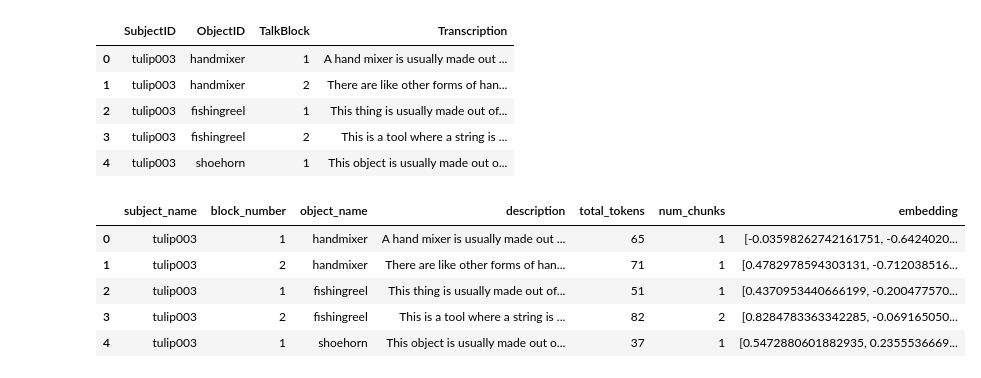
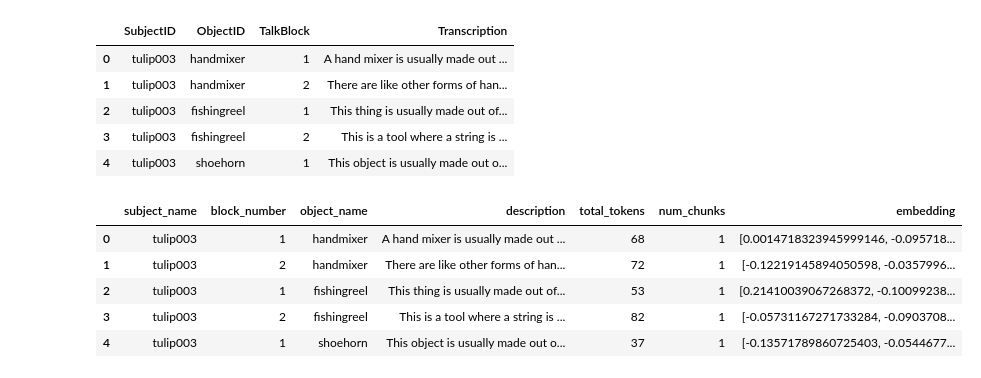
Before and after one commit to vislearnlab/zero, a Jupyter notebook: scripts/preprocessing/pp_transcripts/getDescriptionEmeddings.ipynb, the cells around one changed output. Cells and saved outputs as stored; diff of their text form; code cells hidden in the pictures.

Commit message:
added option to use BERT for transcript accuracy calc

```diff
--- a/scripts/preprocessing/pp_transcripts/getDescriptionEmeddings.ipynb
+++ b/scripts/preprocessing/pp_transcripts/getDescriptionEmeddings.ipynb
@@ -125,6 +167,28 @@ def get_embeddings_for_chunks(chunks, tokenizer, model, device, max_chunks=8):
             embedding = outputs.last_hidden_state.mean(dim=1).cpu().numpy()[0]
             embeddings.append(embedding)
     return embeddings
+# %%
+# OR I could use BERT, with slight tweaks to this function
+def get_embeddings_for_chunks(chunks, tokenizer, model, device, max_chunks=8):
+    embeddings = []
+    for chunk in chunks[:max_chunks]:
+        cleaned_chunk = remove_fillers(chunk)
+
+        with torch.no_grad():
+            inputs = tokenizer(
+                cleaned_chunk,
+                padding=True,
+                truncation=True,
+                max_length=512,
+                return_tensors="pt"
+            )
+            inputs = {k: v.to(device) for k, v in inputs.items()}
+            outputs = model(**inputs)
+
+            # You can use either mean pooling or CLS token; both are common
+            embedding = outputs.last_hidden_state.mean(dim=1).squeeze().detach().cpu().tolist()
+            embeddings.append(embedding)
+    return embeddings
 # %%
 # Average embeddings for each chunk
 def average_embeddings(embeddings):
@@ -150,6 +214,9 @@ results = []
 for idx, row in df.iterrows():
     object_name = row['object_name']
     description = row['description']
+    #description = row['object_name']
+    #description = description.replace('_',' ')
+    #description = "a description of a " + description # use this to see if the label is a better ground truth for calc accuracy
 
     if pd.isna(description) or not description:
         continue
@@ -164,12 +231,12 @@ for idx, row in df.iterrows():
         description = tokenizer.decode(tokens, skip_special_tokens=True)
 
     # Chunk the description using your balanced chunking function
-    chunks = chunk_evenly_balanced(description, tokenizer, max_tokens=75, min_tokens=40, overlap_ratio=0.3)
+    chunks = chunk_evenly_balanced(description, tokenizer, max_tokens=400, min_tokens=40, overlap_ratio=0.3)
 
     # VALIDATE CHUNK LENGTHS right after chunking
     for i, chunk in enumerate(chunks):
         token_count = len(tokenizer.encode(chunk))
-        if token_count > 77:
+        if token_count > 400:
             print(f"Warning: Chunk {i} for {object_name} exceeds token limit ({token_count} tokens)")
             print(f"Problematic chunk: {chunk[:100]}...")  # Show first 100 chars
 
@@ -177,11 +244,12 @@ for idx, row in df.iterrows():
     chunk_embeddings = get_embeddings_for_chunks(chunks, tokenizer, model, device, max_chunks=10)
 
     # Average embeddings (assuming you have this function defined)
-    avg_embedding = average_embeddings(chunk_embeddings)
+    #avg_embedding = average_embeddings(chunk_embeddings)
 
     results.append({
         'object_name': object_name,
         'description': description,
-        'embedding': avg_embedding.tolist()
+        #'embedding': avg_embedding.tolist()
+        'embedding': chunk_embeddings
     })
 # %% [output]
@@ -251,12 +318,12 @@ for idx, row in df.iterrows():
     total_tokens = len(tokens[:max_tokens])
 
     # Chunk the description using your balanced chunking function
-    chunks = chunk_evenly_balanced(description, tokenizer, max_tokens=75, min_tokens=40, overlap_ratio=0.3)
+    chunks = chunk_evenly_balanced(description, tokenizer, max_tokens=400, min_tokens=40, overlap_ratio=0.3)
 
     # VALIDATE CHUNK LENGTHS right after chunking
     for i, chunk in enumerate(chunks):
         token_count = len(tokenizer.encode(chunk))
-        if token_count > 77:
+        if token_count > 400:
             print(f"Warning: Chunk {i} for {object_name} exceeds token limit ({token_count} tokens)")
             print(f"Problematic chunk: {chunk[:100]}...")  # Show first 100 chars
 
@@ -264,7 +331,7 @@ for idx, row in df.iterrows():
     chunk_embeddings = get_embeddings_for_chunks(chunks, tokenizer, model, device, max_chunks=10)
 
     # Average embeddings (assuming you have this function defined)
-    avg_embedding = average_embeddings(chunk_embeddings)
+    #avg_embedding = average_embeddings(chunk_embeddings)
 
     results.append({
         'subject_name': row['SubjectID'],
@@ -273,6 +340,7 @@ for idx, row in df.iterrows():
         'description': description,
         'total_tokens': total_tokens,          # <-- Save total token count here
         'num_chunks': len(chunks),              # <-- Save number of chunks here
-        'embedding': avg_embedding.tolist()
+        #'embedding': avg_embedding.tolist()
+        'embedding': chunk_embeddings[0]
     })
 # %%
@@ -280,12 +348,12 @@ results[0]
 # %%
 # 2c. Save results
 output_df = pd.DataFrame(results)
-output_df.to_csv('/content/drive/MyDrive/Projects/zero/data_public/participantDescriptionsByBlockEmbeddings.csv', index=False)
+output_df.to_csv('/content/drive/MyDrive/Projects/zero/data_public/participantDescriptionsByBlockEmbeddingsBERT.csv', index=False)
 output_df.head()
 # %% [output]
 |  | subject_name | block_number | object_name | description | total_tokens | num_chunks | embedding |
-| 0 | tulip003 | 1 | handmixer | A hand mixer is usually made out ... | 65 | 1 | [-0.03598262742161751, -0.6424020... |
-| 1 | tulip003 | 2 | handmixer | There are like other forms of han... | 71 | 1 | [0.4782978594303131, -0.712038516... |
-| 2 | tulip003 | 1 | fishingreel | This thing is usually made out of... | 51 | 1 | [0.4370953440666199, -0.200477570... |
-| 3 | tulip003 | 2 | fishingreel | This is a tool where a string is ... | 82 | 2 | [0.8284783363342285, -0.069165050... |
-| 4 | tulip003 | 1 | shoehorn | This object is usually made out o... | 37 | 1 | [0.5472880601882935, 0.2355536669... |
+| 0 | tulip003 | 1 | handmixer | A hand mixer is usually made out ... | 68 | 1 | [0.0014718323945999146, -0.095718... |
+| 1 | tulip003 | 2 | handmixer | There are like other forms of han... | 72 | 1 | [-0.12219145894050598, -0.0357996... |
+| 2 | tulip003 | 1 | fishingreel | This thing is usually made out of... | 53 | 1 | [0.21410039067268372, -0.10099238... |
+| 3 | tulip003 | 2 | fishingreel | This is a tool where a string is ... | 82 | 1 | [-0.05731167271733284, -0.0903708... |
+| 4 | tulip003 | 1 | shoehorn | This object is usually made out o... | 37 | 1 | [-0.13571789860725403, -0.0544677... |
```
Also changed, not shown: parts of 6 cells of this notebook, 4 other files.
